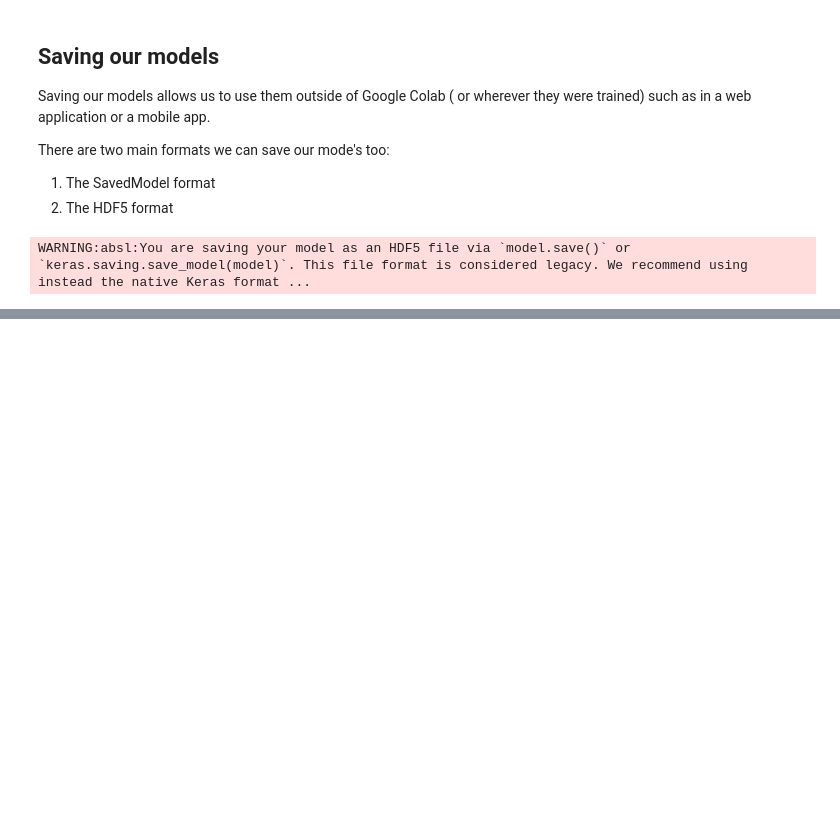
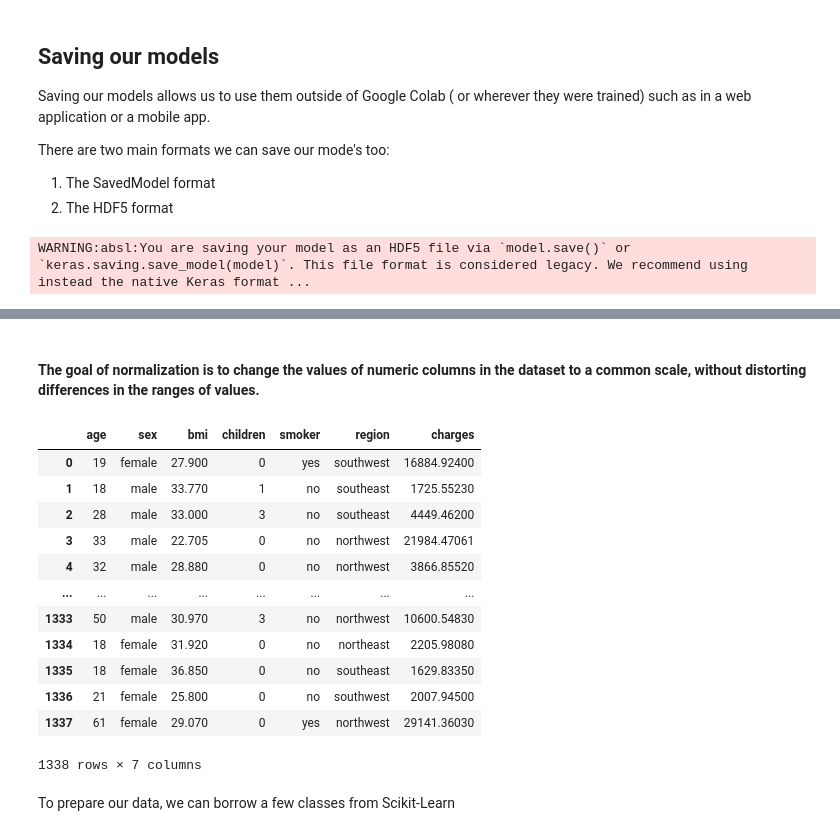
Before and after one commit to yashdeeph709/tensors-with-ztm, a Jupyter notebook: 01_neural_network_regression_with_tensorflow_video.ipynb, the cells around one changed output, grey strips where cells are left out. Saved outputs shown, nothing was run; the diff lists cells and outputs as text; code cells hidden in the pictures; blank space fills up the shorter version.

```diff
--- a/01_neural_network_regression_with_tensorflow_video.ipynb
+++ b/01_neural_network_regression_with_tensorflow_video.ipynb
@@ -734,0 +982,2 @@ WARNING:absl:You are saving your model as an HDF5 file via `model.save()` or `ke
+# %% [markdown]
+#### The goal of normalization is to change the values of numeric columns in the dataset to a common scale, without distorting differences in the ranges of values.
@@ -734,0 +986,24 @@ WARNING:absl:You are saving your model as an HDF5 file via `model.save()` or `ke
+# %%
+import pandas as pd
+import matplotlib.pyplot as plt
+import tensorflow as tf
+
+# Read in the insurance csv
+insurance = pd.read_csv("https://raw.githubusercontent.com/stedy/Machine-Learning-with-R-datasets/refs/heads/master/insurance.csv")
+insurance
+# %% [output]
+|  | age | sex | bmi | children | smoker | region | charges |
+| 0 | 19 | female | 27.900 | 0 | yes | southwest | 16884.92400 |
+| 1 | 18 | male | 33.770 | 1 | no | southeast | 1725.55230 |
+| 2 | 28 | male | 33.000 | 3 | no | southeast | 4449.46200 |
+| 3 | 33 | male | 22.705 | 0 | no | northwest | 21984.47061 |
+| 4 | 32 | male | 28.880 | 0 | no | northwest | 3866.85520 |
+| ... | ... | ... | ... | ... | ... | ... | ... |
+| 1333 | 50 | male | 30.970 | 3 | no | northwest | 10600.54830 |
+| 1334 | 18 | female | 31.920 | 0 | no | northeast | 2205.98080 |
+| 1335 | 18 | female | 36.850 | 0 | no | southeast | 1629.83350 |
+| 1336 | 21 | female | 25.800 | 0 | no | southwest | 2007.94500 |
+| 1337 | 61 | female | 29.070 | 0 | yes | northwest | 29141.36030 |
+1338 rows × 7 columns
+# %% [markdown]
+To prepare our data, we can borrow a few classes from Scikit-Learn
```
Also changed, not shown: parts of 56 cells of this notebook.
